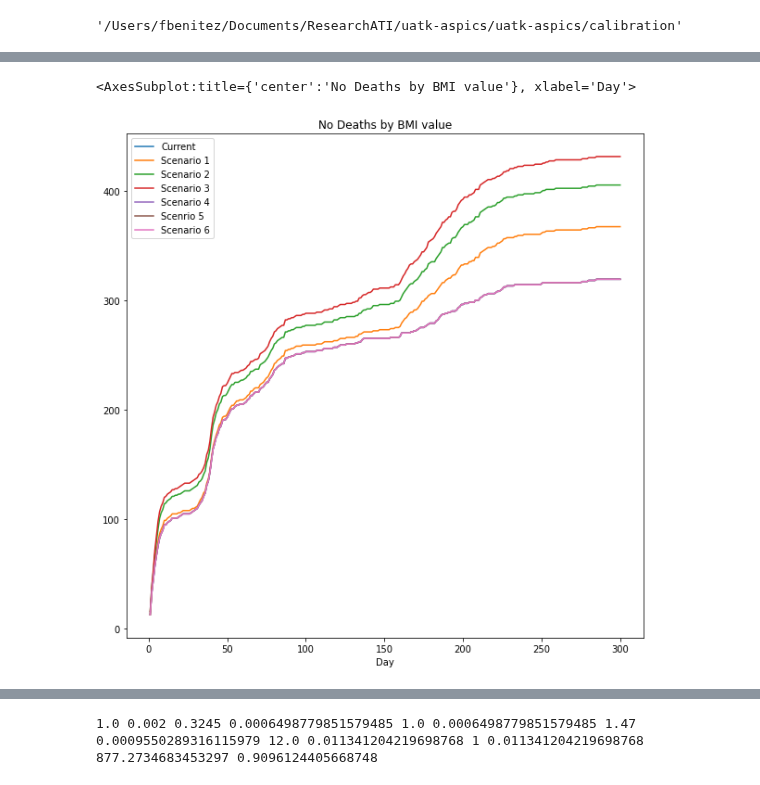
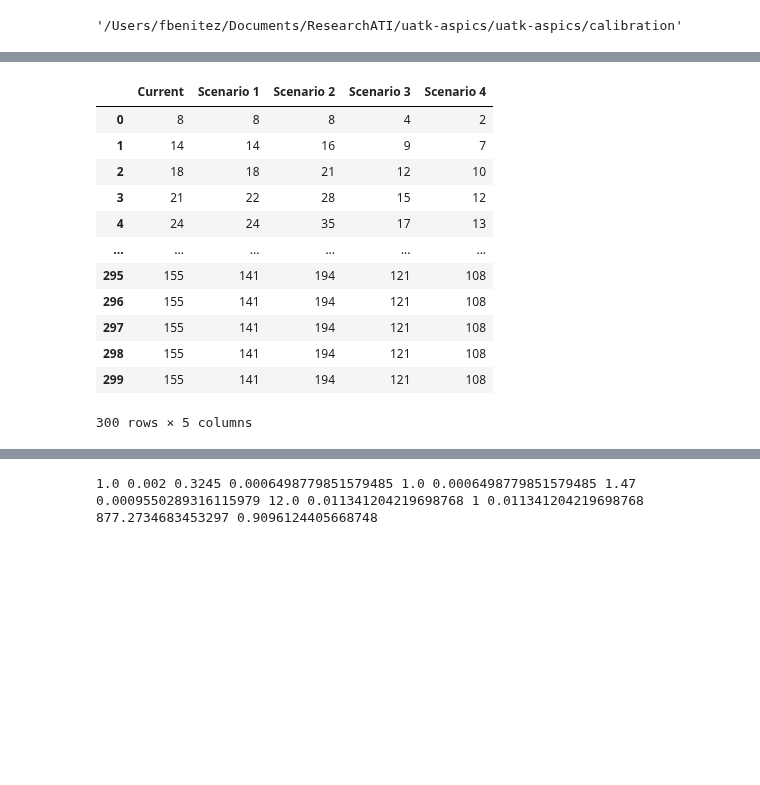
Before and after one commit to alan-turing-institute/uatk-aspics, a Jupyter notebook: calibration/abc_notebook.ipynb, the cells around one changed output, grey strips where cells are left out. Drawn from its saved outputs; the diff is of its cells as text; code cells hidden in the pictures; blank space fills up the shorter version.

```diff
--- a/calibration/abc_notebook.ipynb
+++ b/calibration/abc_notebook.ipynb
@@ -85,8 +85,17 @@ df
-# %%
-from turtle import title
-
-df.plot(x="Day", y=["Current", "Scenario 1","Scenario 2", "Scenario 3", "Scenario 4", "Scenrio 5","Scenario 6" ],
-        kind="line", figsize=(10, 10), title="No Deaths by BMI value")
-# %% [output]
-<AxesSubplot:title={'center':'No Deaths by BMI value'}, xlabel='Day'>
-[figure, removed]
+# %%
+filtered_data = df.loc[:,['Current', 'Scenario 1','Scenario 2', 'Scenario 3', 'Scenario 4']]
+filtered_data
+# %% [output]
+|  | Current | Scenario 1 | Scenario 2 | Scenario 3 | Scenario 4 |
+| 0 | 8 | 8 | 8 | 4 | 2 |
+| 1 | 14 | 14 | 16 | 9 | 7 |
+| 2 | 18 | 18 | 21 | 12 | 10 |
+| 3 | 21 | 22 | 28 | 15 | 12 |
+| 4 | 24 | 24 | 35 | 17 | 13 |
+| ... | ... | ... | ... | ... | ... |
+| 295 | 155 | 141 | 194 | 121 | 108 |
+| 296 | 155 | 141 | 194 | 121 | 108 |
+| 297 | 155 | 141 | 194 | 121 | 108 |
+| 298 | 155 | 141 | 194 | 121 | 108 |
+| 299 | 155 | 141 | 194 | 121 | 108 |
+300 rows × 5 columns
```
Also changed, not shown: parts of 2 cells of this notebook, 1 other file.
